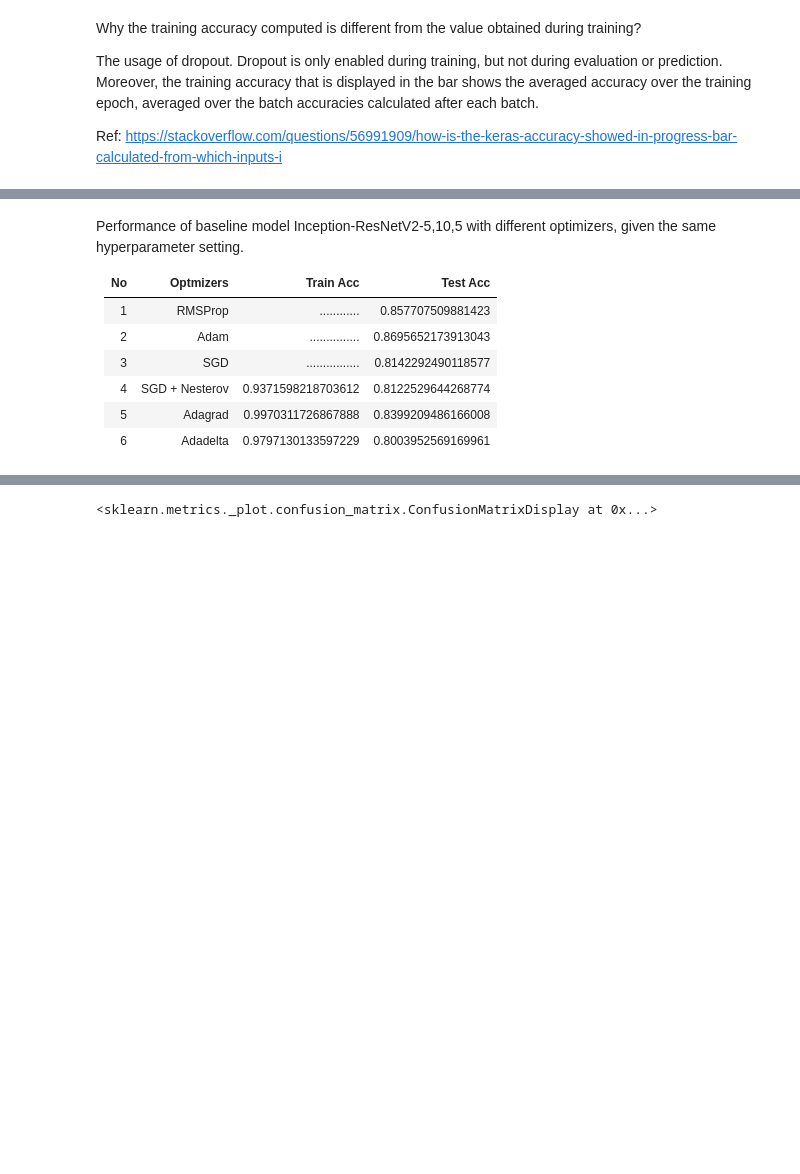
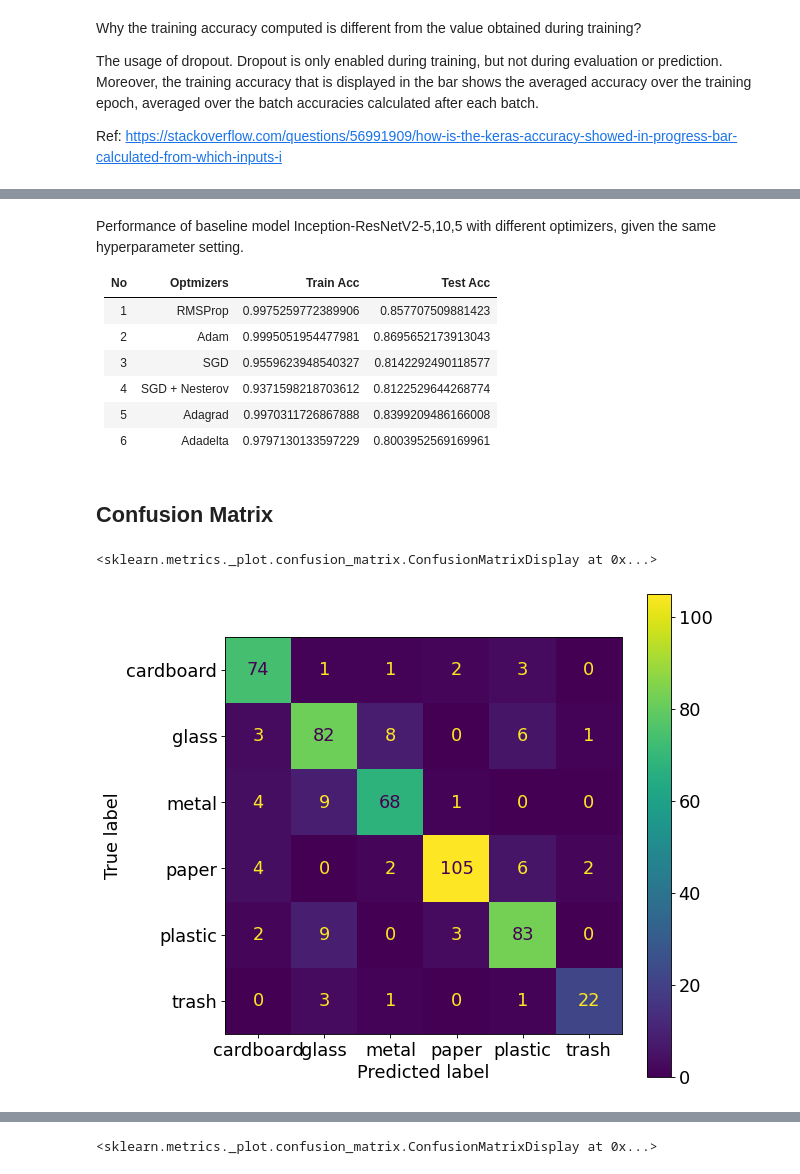
Before and after one commit to jxin11/waste-image-classification, a Jupyter notebook: Waste_Image_Classification.ipynb, the cells around one changed output, grey strips where cells are left out. Cells and saved outputs as stored; diff of their text form; code cells hidden in the pictures; blank space fills up the shorter version.

```diff
--- a/Waste_Image_Classification.ipynb
+++ b/Waste_Image_Classification.ipynb
@@ -1169,18 +1197,24 @@ Performance of baseline model Inception-ResNetV2-5,10,5 with different optimizer
 
 No | Optmizers | Train Acc | Test Acc
 -- | --------- | --------- | --------
-1 | RMSProp | ............| 0.857707509881423
-2 | Adam | ...............| 0.8695652173913043
-3 | SGD | ................| 0.8142292490118577
+1 | RMSProp | 0.9975259772389906 | 0.857707509881423
+2 | Adam | 0.9995051954477981 | 0.8695652173913043
+3 | SGD | 0.9559623948540327 | 0.8142292490118577
 4 | SGD + Nesterov | 0.9371598218703612 | 0.8122529644268774
 5 | Adagrad | 0.9970311726867888 | 0.8399209486166008
 6 | Adadelta | 0.9797130133597229 | 0.8003952569169961
+# %% [markdown]
+## Confusion Matrix
 # %%
 # Inception-ResNetV2-5,10,5 (RMSprop)
 cm = confusion_matrix(label_test, pred, labels=le.classes_)
 disp = ConfusionMatrixDisplay(confusion_matrix=cm, display_labels=le.classes_)
 fig, ax = plt.subplots(figsize=(8,8), dpi=80)
+plt.rcParams.update({'font.size': 16})
 disp.plot(ax=ax)
+# %% [output]
+<sklearn.metrics._plot.confusion_matrix.ConfusionMatrixDisplay at 0x...>
+[figure, added]
 # %%
 # Inception-ResNetV2-5,10,5 (Adam)
 cm = confusion_matrix(label_test, pred, labels=le.classes_)
```
Also changed, not shown: parts of 23 cells of this notebook.
